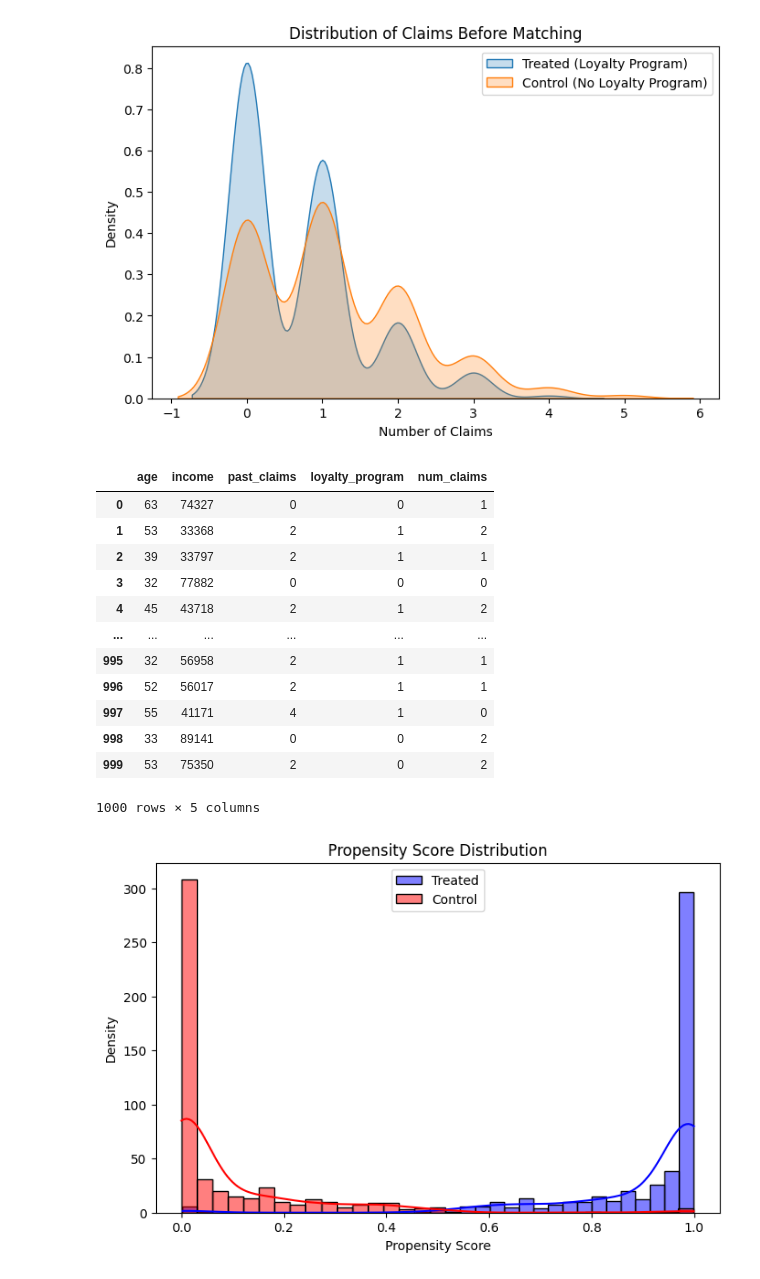
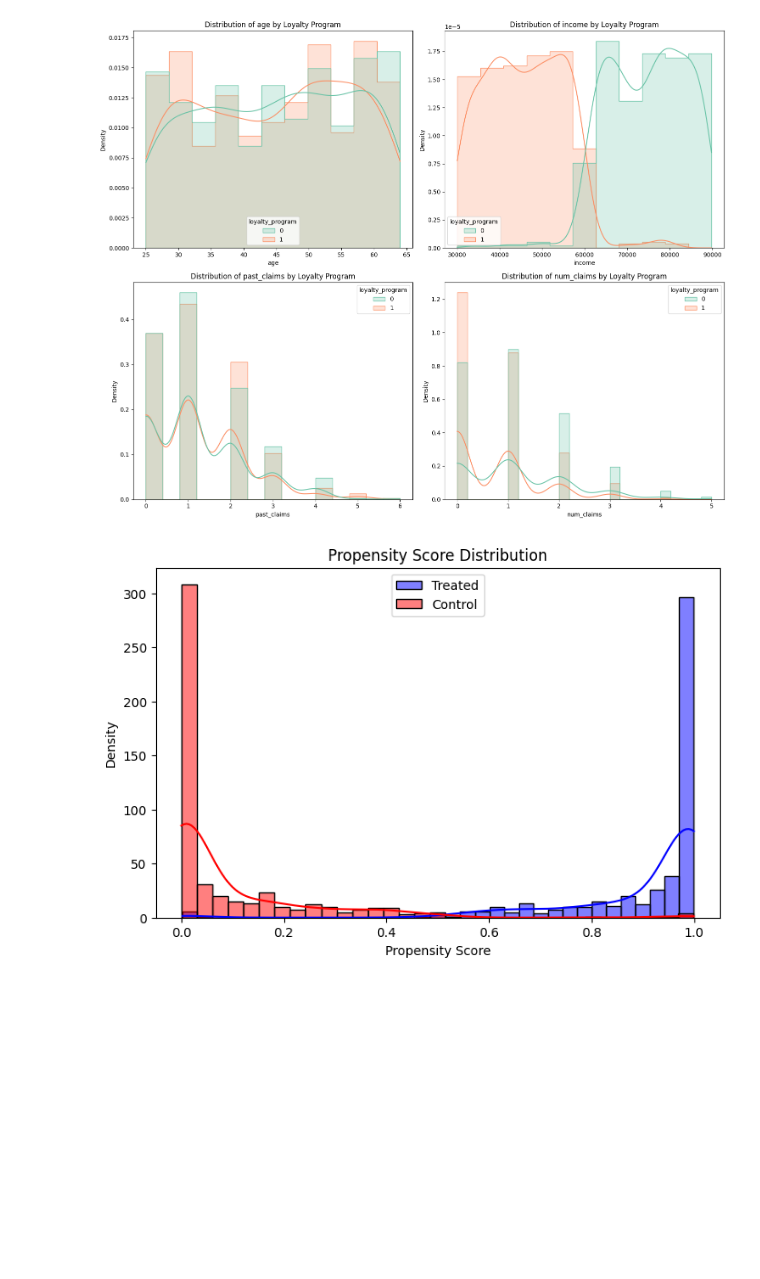
Before and after one commit to amfei/Statistical_Inference, a Jupyter notebook: Statistical_inference.ipynb, the cells around one changed output. Saved outputs shown, nothing was run; the diff lists cells and outputs as text; code cells hidden in the pictures; blank space fills up the shorter version.

```diff
--- a/Statistical_inference.ipynb
+++ b/Statistical_inference.ipynb
@@ -14,53 +14,56 @@ from scipy.stats import ttest_ind
 
 # Step 1: Generate Synthetic Data
 np.random.seed(42)
 n_samples = 1000
 
+#      Variable	               Role	                        Notes
+# age, income, past_claims	Confounders	       affect both treatment & outcome
+# loyalty_program	          Treatment	         binary 0/1, influenced by confounders
+# num_claims	              Outcome	           count, affected by past_claims and loyalty_program
+
+
 # Covariates (Confounders)
 age = np.random.randint(25, 65, n_samples)  # More realistic working-age range
 income = np.random.randint(30000, 90000, n_samples)  # More balanced distribution
 past_claims = np.random.poisson(1.2, n_samples)  # Slightly lower past claims on average
 
 # Adjusted Treatment Variable: Loyalty Program Enrollment
 # Ensuring more realistic overlap in propensity scores
+#assume lower-income customers are more likely to participate in basic loyalty programs.
+
 logit_val = -0.015 * (income - 60000) - 0.025 * (age - 45) + 0.15 * past_claims
 logit_val = np.clip(logit_val, -4, 4)  # Prevent extreme values to ensure overlap
 loyalty_program = np.random.binomial(1, p=1 / (1 + np.exp(-logit_val)), size=n_samples)
 
 # Outcome Variable: Number of Insurance Claims (affected by loyalty program)
 num_claims = np.random.poisson(1 + 0.1 * past_claims - 0.4 * loyalty_program, n_samples)
 
 # Create DataFrame
 df = pd.DataFrame({
     'age': age,
     'income': income,
     'past_claims': past_claims,
     'loyalty_program': loyalty_program,
     'num_claims': num_claims
 })
+summary_stats = df.describe()
 
-# Plot distribution of claims before matching
-plt.figure(figsize=(8, 5))
-sns.kdeplot(df[df['loyalty_program'] == 1]['num_claims'], label='Treated (Loyalty Program)', fill=True)
-sns.kdeplot(df[df['loyalty_program'] == 0]['num_claims'], label='Control (No Loyalty Program)', fill=True)
-plt.xlabel("Number of Claims")
-plt.ylabel("Density")
-plt.title("Distribution of Claims Before Matching")
-plt.legend()
+summary_stats
+
+
+# Set up the matplotlib figure
+plt.figure(figsize=(15, 12))
+
+# Plot distributions for each feature
+features = ['age', 'income', 'past_claims', 'num_claims']
+for i, feature in enumerate(features, 1):
+    plt.subplot(2, 2, i)
+    sns.histplot(data=df, x=feature, hue='loyalty_program', kde=True, palette='Set2', element='step', stat='density')
+    plt.title(f"Distribution of {feature} by Loyalty Program")
+    plt.xlabel(feature)
+    plt.ylabel("Density")
+
+plt.tight_layout()
 plt.show()
-df
 # %% [output]
-[figure, old version]
+[figure, new version]
-|  | age | income | past_claims | loyalty_program | num_claims |
-| 0 | 63 | 74327 | 0 | 0 | 1 |
-| 1 | 53 | 33368 | 2 | 1 | 2 |
-| 2 | 39 | 33797 | 2 | 1 | 1 |
-| 3 | 32 | 77882 | 0 | 0 | 0 |
-| 4 | 45 | 43718 | 2 | 1 | 2 |
-| ... | ... | ... | ... | ... | ... |
-| 995 | 32 | 56958 | 2 | 1 | 1 |
-| 996 | 52 | 56017 | 2 | 1 | 1 |
-| 997 | 55 | 41171 | 4 | 1 | 0 |
-| 998 | 33 | 89141 | 0 | 0 | 2 |
-| 999 | 53 | 75350 | 2 | 0 | 2 |
-1000 rows × 5 columns
```
Also changed, not shown: parts of 8 cells of this notebook.
